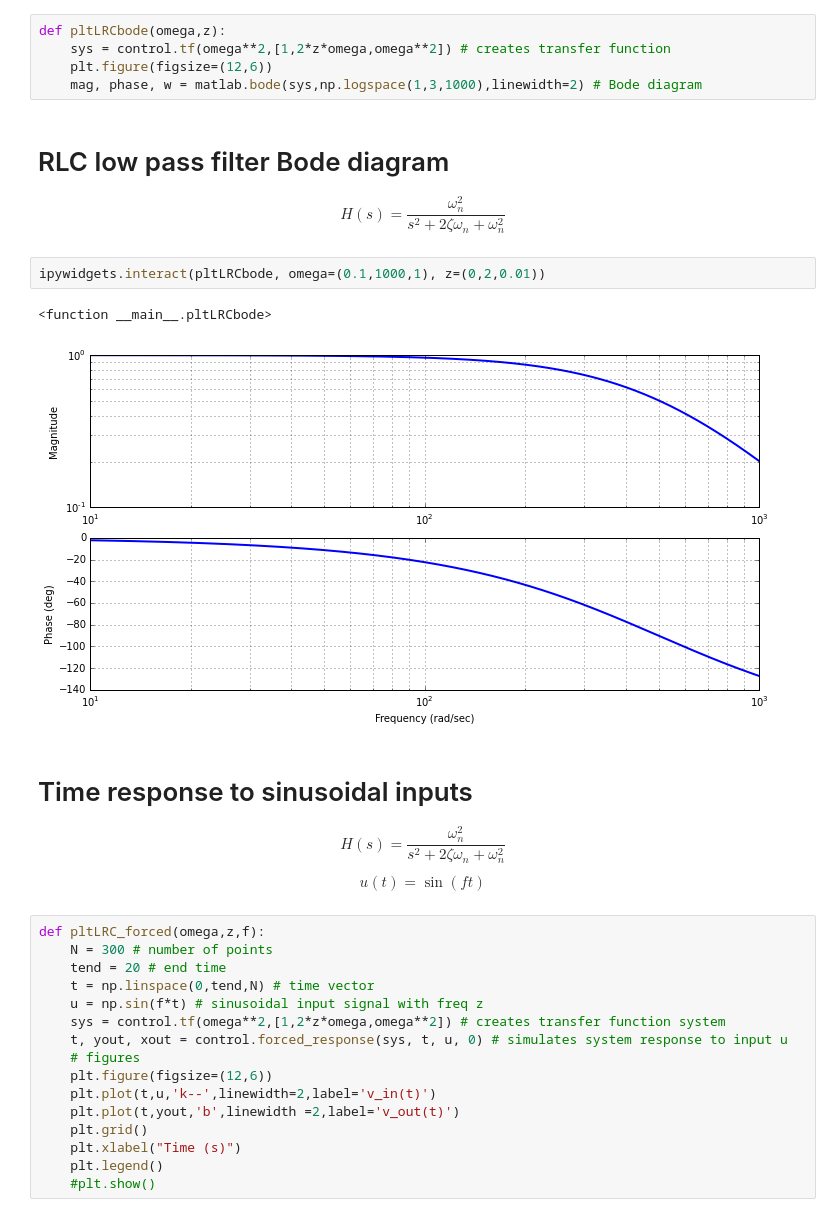
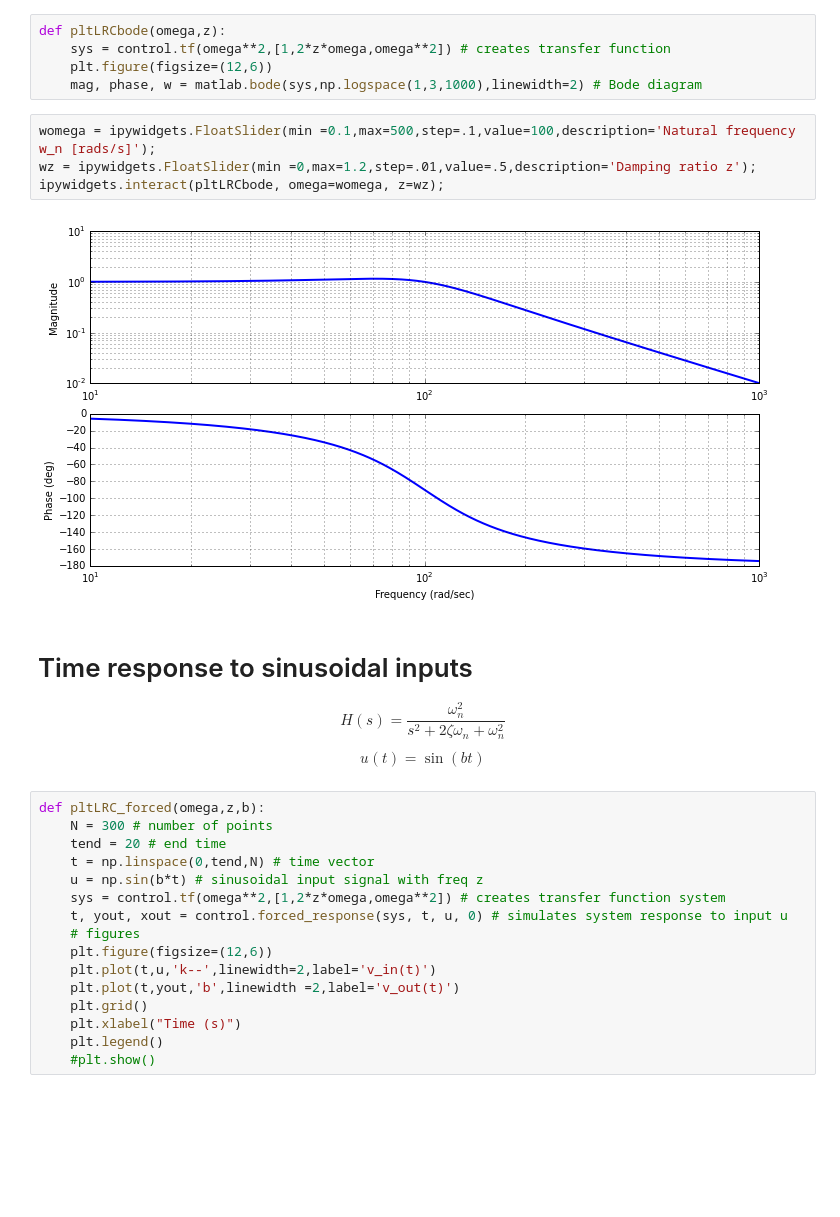
Before and after one commit to aalcocer/linear-systems, a Jupyter notebook: RLC low pass filter analysis.ipynb, the cells around one changed output. Drawn from its saved outputs; the diff is of its cells as text; blank space fills up the shorter version.

```diff
--- a/RLC low pass filter analysis.ipynb
+++ b/RLC low pass filter analysis.ipynb
@@ -48,27 +52,24 @@ def pltLRCbode(omega,z):
     sys = control.tf(omega**2,[1,2*z*omega,omega**2]) # creates transfer function
     plt.figure(figsize=(12,6))
     mag, phase, w = matlab.bode(sys,np.logspace(1,3,1000),linewidth=2) # Bode diagram
+# %%
+womega = ipywidgets.FloatSlider(min =0.1,max=500,step=.1,value=100,description='Natural frequency w_n [rads/s]');
+wz = ipywidgets.FloatSlider(min =0,max=1.2,step=.01,value=.5,description='Damping ratio z');
+ipywidgets.interact(pltLRCbode, omega=womega, z=wz);
+# %% [output]
+[figure, added]
 # %% [markdown]
-# RLC low pass filter Bode diagram
+# Time response to sinusoidal inputs
 
  $$H(s) = \frac{\omega_n^2}{s^2+2\zeta\omega_n+\omega_n^2}$$
+
+ $$u(t) = \sin(bt)$$
-# %%
-ipywidgets.interact(pltLRCbode, omega=(0.1,1000,1), z=(0,2,0.01))
-# %% [output]
-<function __main__.pltLRCbode>
-[figure, removed]
-# %% [markdown]
-# Time response to sinusoidal inputs
-
- $$H(s) = \frac{\omega_n^2}{s^2+2\zeta\omega_n+\omega_n^2}$$
-
- $$u(t) = \sin(ft)$$
 # %%
-def pltLRC_forced(omega,z,f):
+def pltLRC_forced(omega,z,b):
     N = 300 # number of points
     tend = 20 # end time
     t = np.linspace(0,tend,N) # time vector
-    u = np.sin(f*t) # sinusoidal input signal with freq z
+    u = np.sin(b*t) # sinusoidal input signal with freq z
     sys = control.tf(omega**2,[1,2*z*omega,omega**2]) # creates transfer function system
     t, yout, xout = control.forced_response(sys, t, u, 0) # simulates system response to input u
     # figures
```
Also changed, not shown: parts of 10 cells of this notebook, 2 other files.
